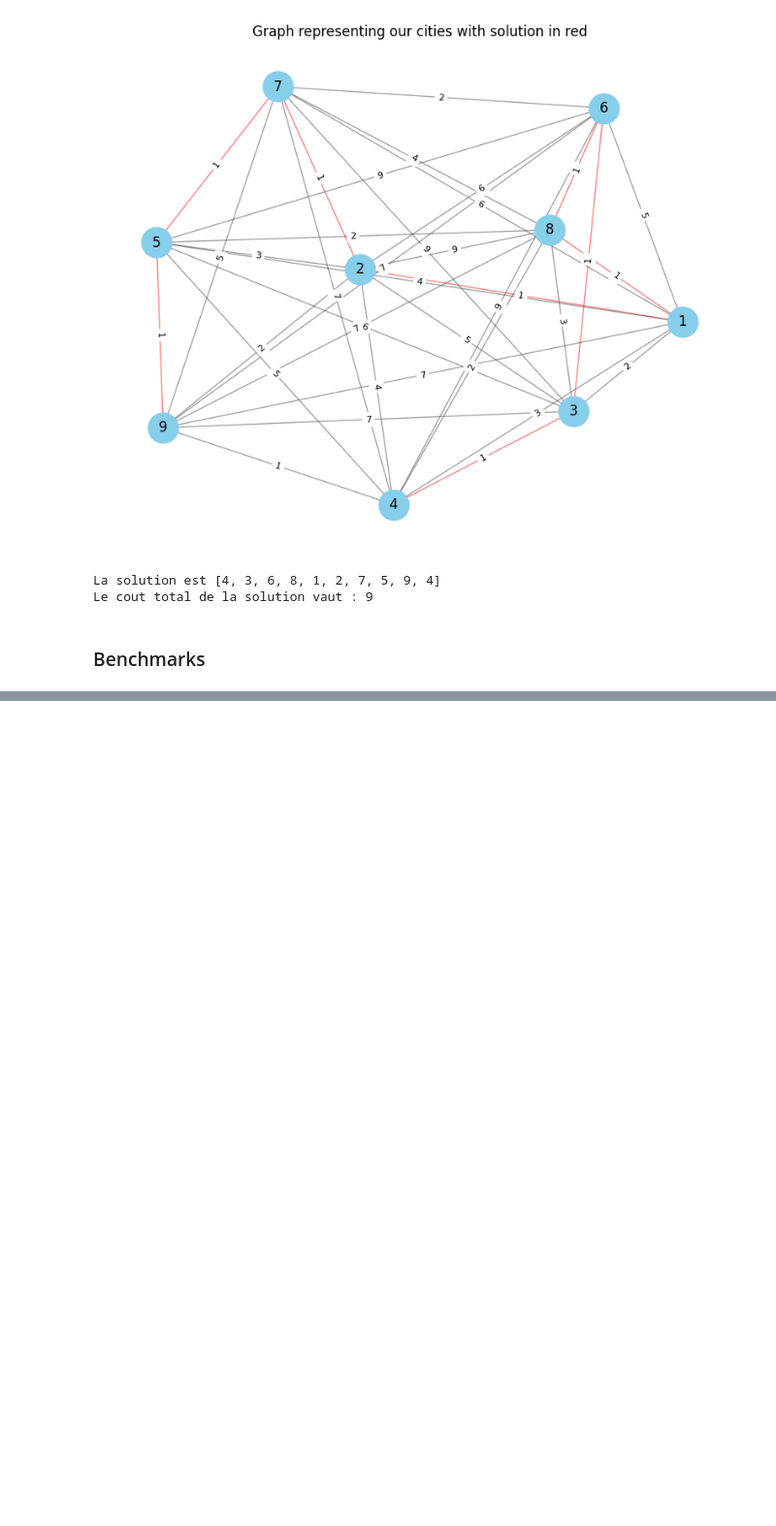
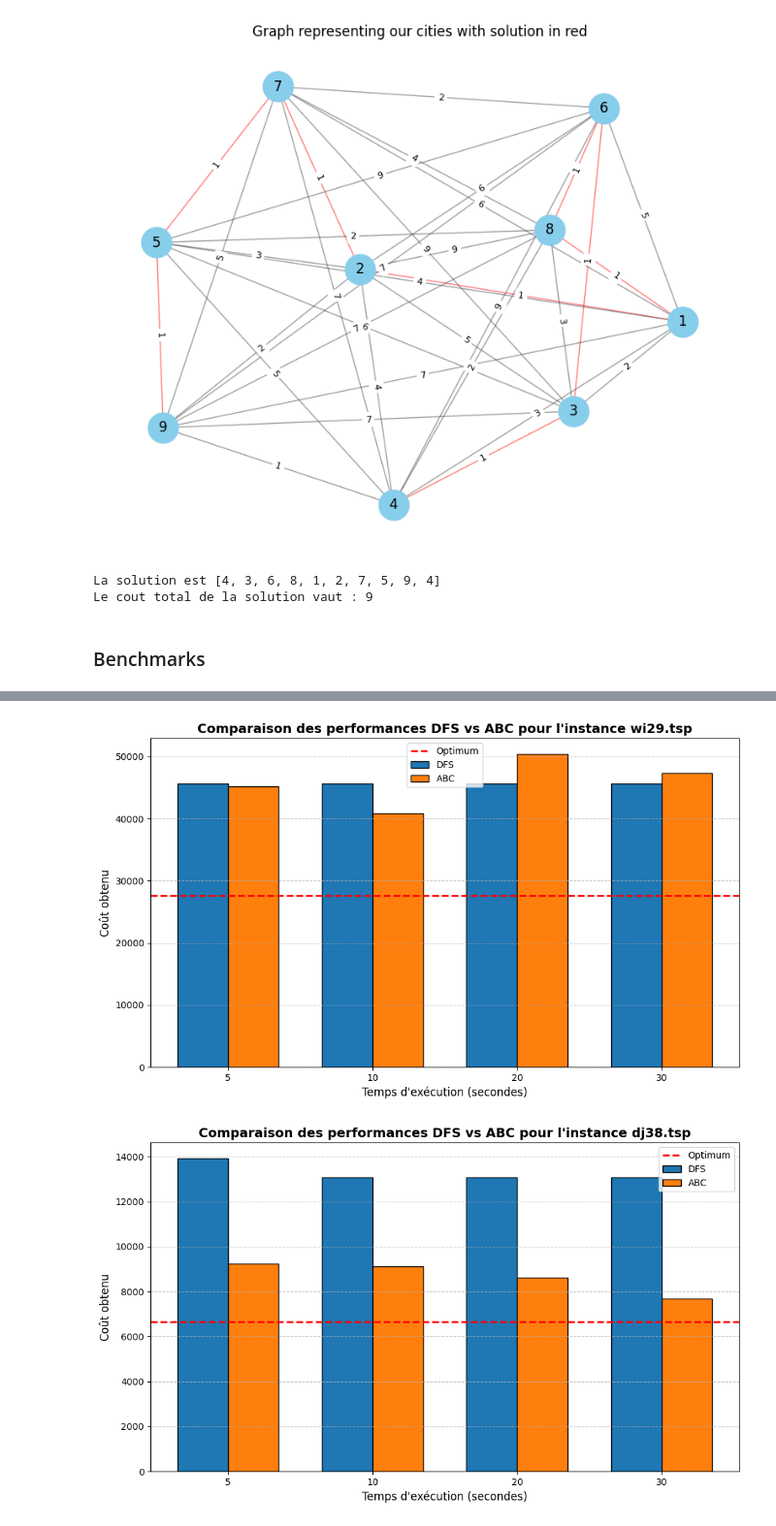
Before and after one commit to AitMoussa-Ali/Bee-swarm-optimisation, a Jupyter notebook: TSP_abeilles.ipynb, the cells around one changed output, grey strips where cells are left out. Shown at 97% size. Saved outputs shown, nothing was run; the diff lists cells and outputs as text; code cells hidden in the pictures; blank space fills up the shorter version.

```diff
--- a/TSP_abeilles.ipynb
+++ b/TSP_abeilles.ipynb
@@ -753,0 +867,18 @@ L'algo renvoyant le plus souvent les meilleures solutions (en terme de coût) es
+# %%
+def benchmark_dfs_acb(instances = ["wi29.tsp", "dj38.tsp"], executions_time = [5,10,20,30]):
+    dfs_results = {
+        "wi29.tsp" : [],
+        "dj38.tsp" : [],
+    }
+    acb_results = {
+        "wi29.tsp" : [],
+        "dj38.tsp" : [],
+    }
+
+    for instance in instances:
+        distances = load_from_data(instance)
+        for exec in executions_time:
+            dfs_results[instance].append(tsp_dfs(distances, exec))
+            acb_results[instance].append(Colonies_abeilles_TSP_exec(distance_matrix=distances, time_limit=exec, SN=50, Limit=20, flag=1))
+
+    return dfs_results, acb_results
@@ -753,0 +946,5 @@ L'algo renvoyant le plus souvent les meilleures solutions (en terme de coût) es
+# %%
+plot_benchmark_dfs_acb(dfs_results, acb_results)
+# %% [output]
+[figure, added]
+[figure, added]
```
Also changed, not shown: parts of 14 cells of this notebook, 2 other files.
